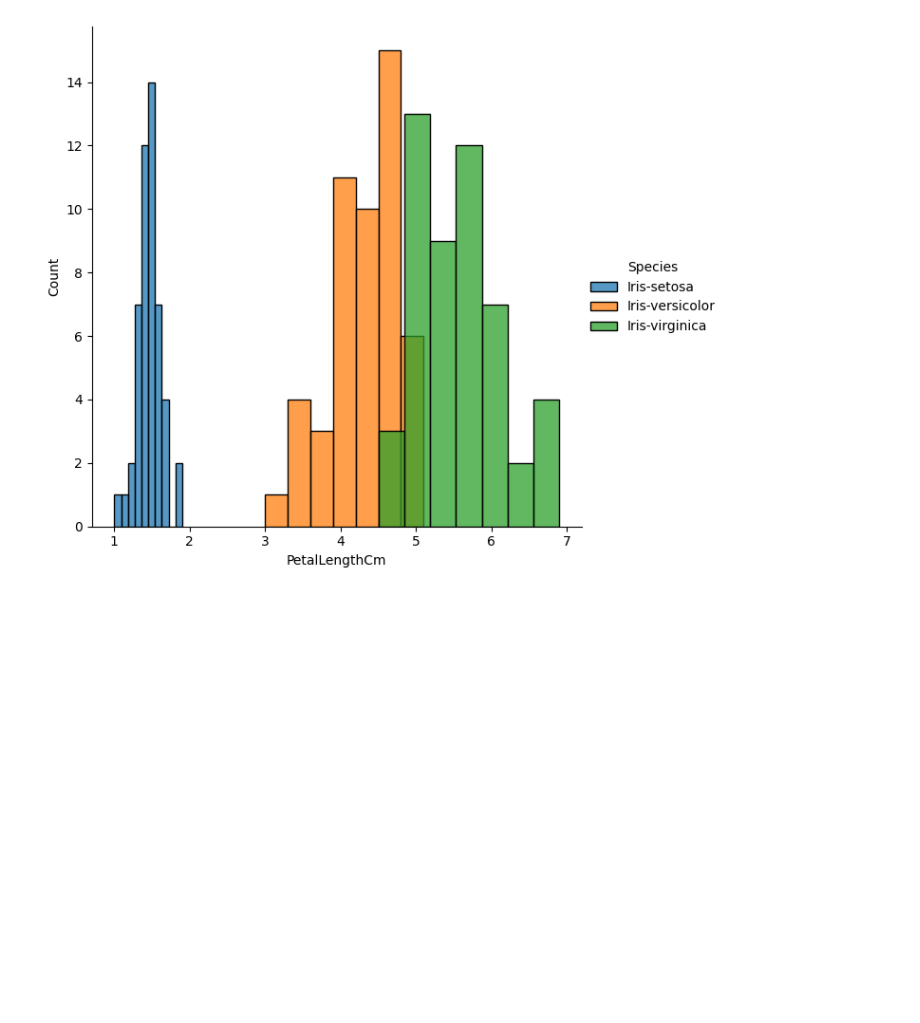
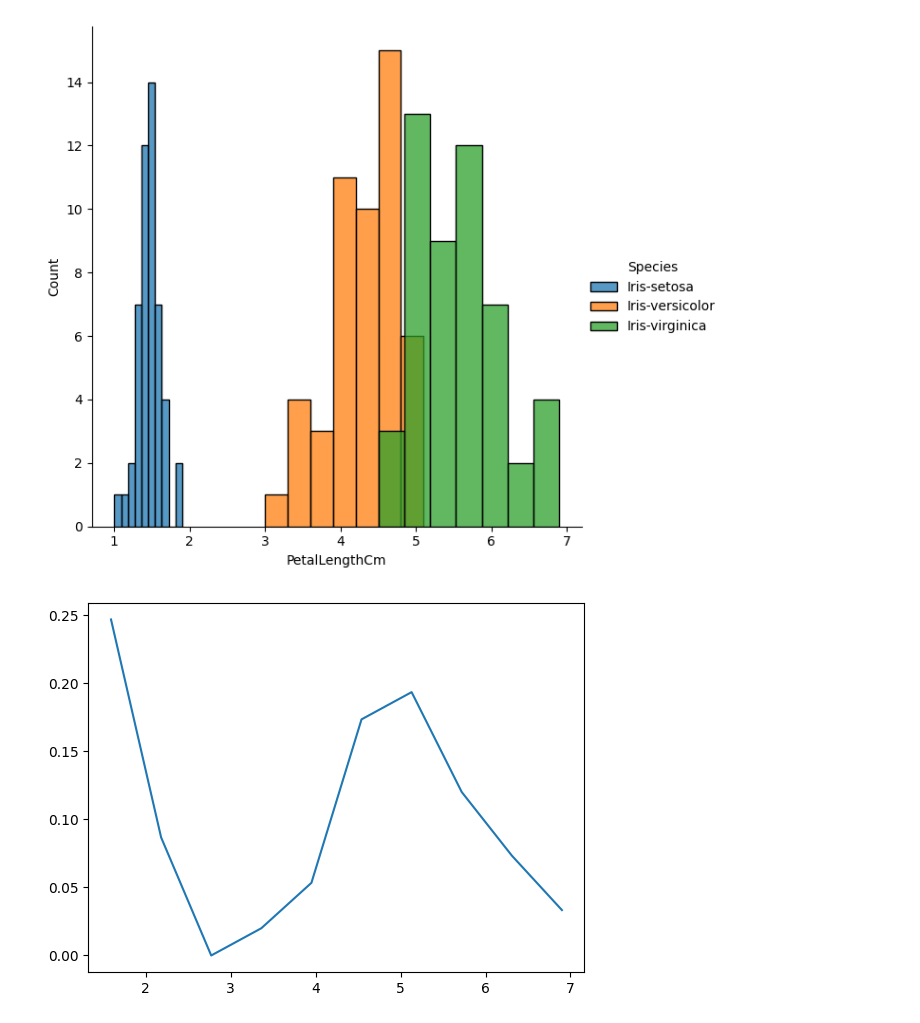
Before and after one commit to labib1910024/Python_Basic, a Jupyter notebook: eda_iris.ipynb, the cells around one changed output. Drawn from its saved outputs; the diff is of its cells as text; code cells hidden in the pictures; blank space fills up the shorter version.

```diff
--- a/eda_iris.ipynb
+++ b/eda_iris.ipynb
@@ -113,3 +113,10 @@ plt.show()
 # %%
 # PDF - Probability distribution function
 # CDF - Cummulative distribution function
+# %%
+counts , bin_edges = np.histogram(df['PetalLengthCm'],bins=10,density=True)
+pdf = counts/sum(counts)
+plt.plot(bin_edges[1:],pdf)
+plt.show()
+# %% [output]
+[figure, added]
```
Also changed, not shown: parts of 1 cell of this notebook.
